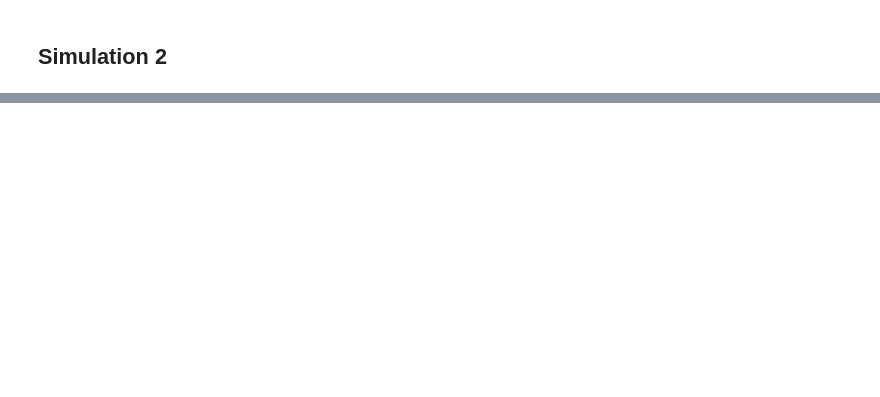
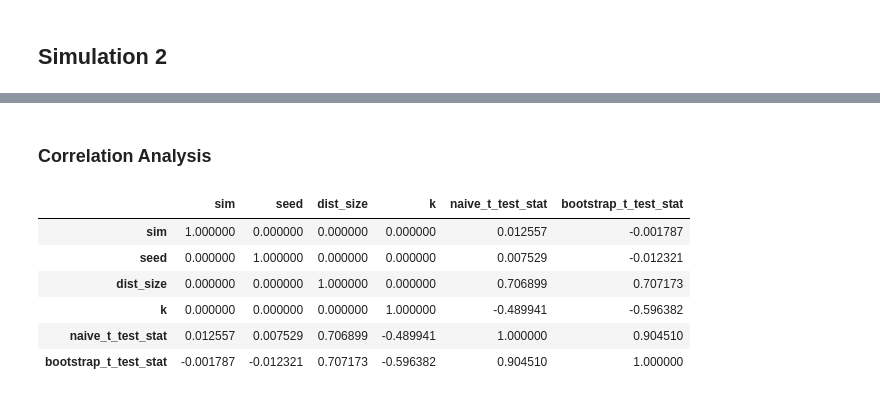
Before and after one commit to mjhof/edds-paper-reproduction, a Jupyter notebook: Simulations-Optimized.ipynb, the cells around one changed output, grey strips where cells are left out. Cells and saved outputs as stored; diff of their text form; code cells hidden in the pictures; blank space fills up the shorter version.

Commit message:
add different combinations of simulations and their analysis

```diff
--- a/Simulations-Optimized.ipynb
+++ b/Simulations-Optimized.ipynb
@@ -273,7 +275,7 @@ def sim_user_outcome_2(num_days, freq_dist, treat_name, control_name, num_people
 # %% [markdown]
 ### Simulation Function: sim=1 for user outcome 1, sim=2 for user outcome 2
 # %%
-def simulate(sim=1, random_seed=42, num_sim=100, k=14, truth=1/3, difference='delta', metric_type='single average'):
+def simulate(sim=1, random_seed=42, num_sim=100, k=14, truth=1/3, dist_size = 1000, difference='delta', metric_type='single average'):
     # set global np random seed
     np.random.seed(random_seed)
 
@@ -282,9 +284,9 @@ def simulate(sim=1, random_seed=42, num_sim=100, k=14, truth=1/3, difference='de
     bootstrap = []
     for trial in range(num_sim):
         if sim == 1:
-            data = sim_user_outcome_1(k, np.random.uniform(size = (1000,)), 'T', 'C', 1000)
+            data = sim_user_outcome_1(k, np.random.uniform(size = (dist_size,)), 'T', 'C', dist_size)
         elif sim==2:
-            data = sim_user_outcome_2(k, np.random.uniform(size = (1000,)), 'T', 'C', 1000)
+            data = sim_user_outcome_2(k, np.random.uniform(size = (dist_size,)), 'T', 'C', dist_size)
         # experiment naive
         naive.append(naive_continuous_analysis(data, 'T', 'C', difference=difference, metric_type=metric_type) - truth)
         # jackknifed
@@ -297,13 +299,14 @@ def simulate(sim=1, random_seed=42, num_sim=100, k=14, truth=1/3, difference='de
         # bootstrap
         bootstrap.append(block_bootstrap_continuous_analysis(data, 'T', 'C', difference=difference, metric_type=metric_type) - truth)
 
-    plt.boxplot([naive, jackknife_est, bootstrap], labels=['original', 'jackknife', 'bootstrap'])
-    print('continuous analysis : %.4f(%.4f)'%(np.mean(naive), np.std(naive)/len(naive)**.5)) # continuous analysis mean
-    print('jackknife analysis : %.4f(%.4f)'%(np.mean(jackknife_est), np.std(jackknife_est)/len(jackknife_est)**.5)) # jackknife mean
-    print('bootstrap analysis : %.4f(%.4f)'%(np.mean(bootstrap), np.std(bootstrap)/len(bootstrap) ** .5))
-    print('paired t-test of naive and jackknifed estimate: statistic %.4f, p-value %f' %(stats.ttest_rel(naive, jackknife_est)))
-    print('paired t-test of bootstrapped and jackknifed estimate: statistic %.4f, p-value %f' %(stats.ttest_rel(bootstrap, jackknife_est)))
-    return np.mean(naive), np.mean(jackknife_est), np.mean(bootstrap)
+
+    #plt.boxplot([naive, jackknife_est, bootstrap], labels=['original', 'jackknife', 'bootstrap'])
+    #print('continuous analysis : %.4f(%.4f)'%(np.mean(naive), np.std(naive)/len(naive)**.5)) # continuous analysis mean
+    #print('jackknife analysis : %.4f(%.4f)'%(np.mean(jackknife_est), np.std(jackknife_est)/len(jackknife_est)**.5)) # jackknife mean
+    #print('bootstrap analysis : %.4f(%.4f)'%(np.mean(bootstrap), np.std(bootstrap)/len(bootstrap) ** .5))
+    #print('paired t-test of naive and jackknifed estimate: statistic %.4f, p-value %f' %(stats.ttest_rel(naive, jackknife_est)))
+    #print('paired t-test of bootstrapped and jackknifed estimate: statistic %.4f, p-value %f' %(stats.ttest_rel(bootstrap, jackknife_est)))
+    return np.mean(naive), np.mean(jackknife_est), np.mean(bootstrap), stats.ttest_rel(naive, jackknife_est), stats.ttest_rel(bootstrap, jackknife_est)
 # %% [markdown]
 ## Simulation 1
 # %%
@@ -330,0 +354,16 @@ paired t-test of bootstrapped and jackknifed estimate: statistic 16.0230, p-valu
+# %%
+SIM_PATH = 'combination_results.csv'
+if os.path.isfile(SIM_PATH):
+    combination_results = pd.read_csv(SIM_PATH)
+else:
+    combination_results = pd.DataFrame(sim_combinations())
+    combination_results.to_csv('combination_results.csv', index=False)
+
+combination_results['naive_t_test_stat'] = combination_results[
+    'naive_t_test'].apply(lambda x: float(x.split('=')[1].split(',')[0]))
+combination_results['naive_t_test_p_val'] = combination_results[
+    'naive_t_test'].apply(lambda x: float(x.split('=')[2].split(')')[0]))
+combination_results['bootstrap_t_test_stat'] = combination_results[
+    'bootstrap_t_test'].apply(lambda x: float(x.split('=')[1].split(',')[0]))
+combination_results['bootstrap_t_test_p_val'] = combination_results[
+    'bootstrap_t_test'].apply(lambda x: float(x.split('=')[2].split(')')[0]))
@@ -330,0 +478,13 @@ paired t-test of bootstrapped and jackknifed estimate: statistic 16.0230, p-valu
+# %% [markdown]
+### Correlation Analysis
+# %%
+corr_mat = combination_results[['sim', 'seed', 'dist_size', 'k', 'naive_t_test_stat', 'bootstrap_t_test_stat']].corr()
+corr_mat.style.background_gradient(cmap='coolwarm')
+# %% [output]
+|  | sim | seed | dist_size | k | naive_t_test_stat | bootstrap_t_test_stat |
+| sim | 1.000000 | 0.000000 | 0.000000 | 0.000000 | 0.012557 | -0.001787 |
+| seed | 0.000000 | 1.000000 | 0.000000 | 0.000000 | 0.007529 | -0.012321 |
+| dist_size | 0.000000 | 0.000000 | 1.000000 | 0.000000 | 0.706899 | 0.707173 |
+| k | 0.000000 | 0.000000 | 0.000000 | 1.000000 | -0.489941 | -0.596382 |
+| naive_t_test_stat | 0.012557 | 0.007529 | 0.706899 | -0.489941 | 1.000000 | 0.904510 |
+| bootstrap_t_test_stat | -0.001787 | -0.012321 | 0.707173 | -0.596382 | 0.904510 | 1.000000 |
```
Also changed, not shown: parts of 9 cells of this notebook, 1 other file.
